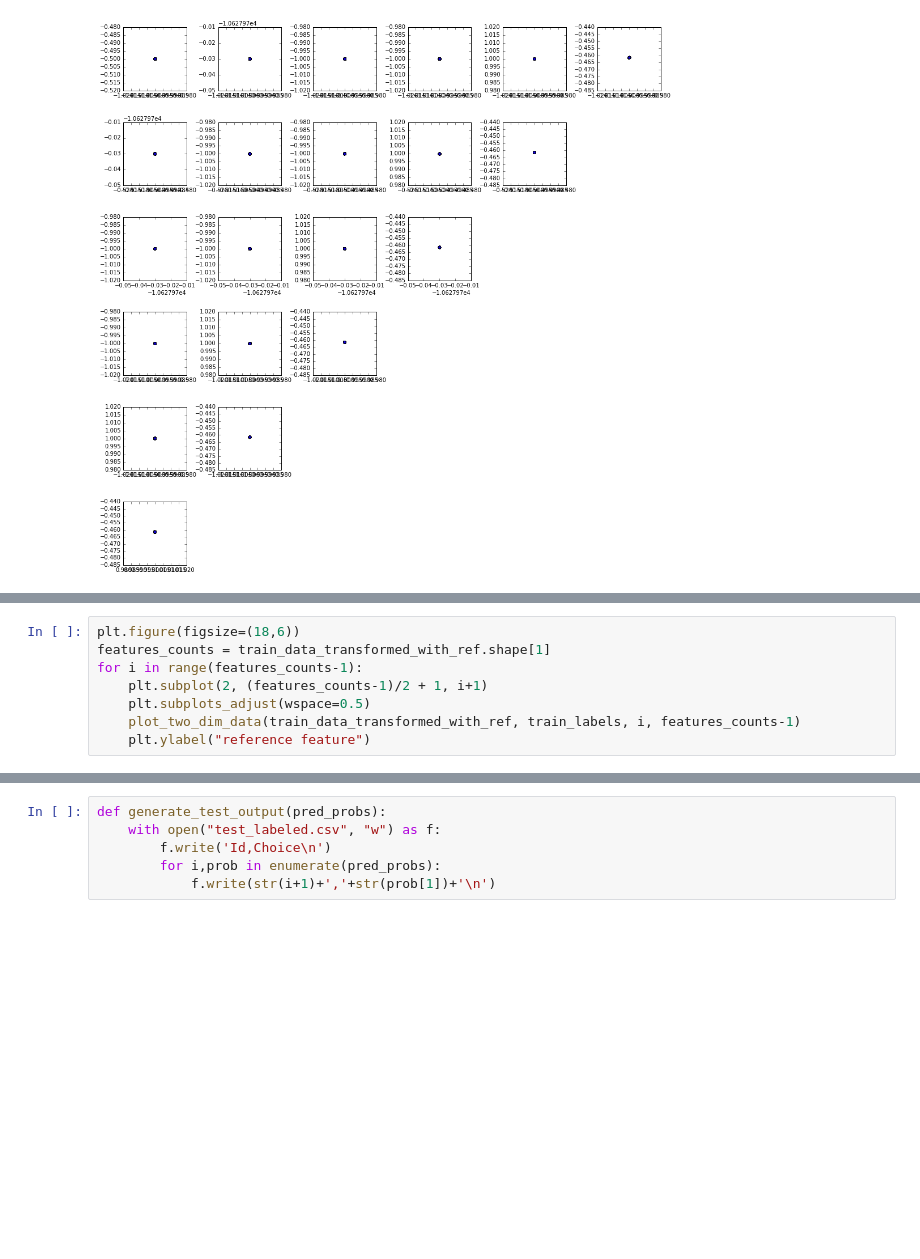
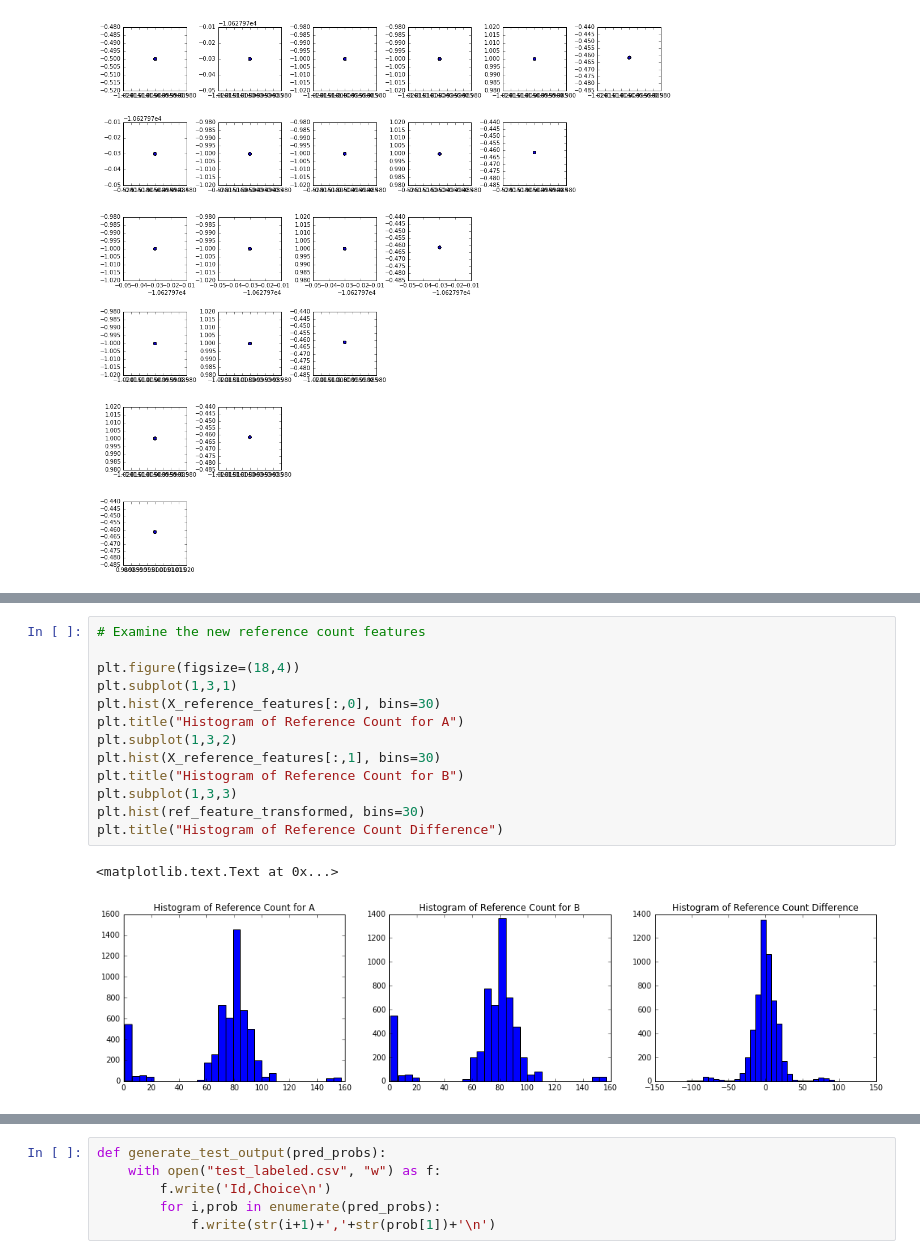
Before and after one commit to nickhamlin/mids_207_final_project, a Jupyter notebook: 207 Final Project - Byun, Chio, Danish, Hamlin, Pazo.ipynb, the cells around one changed output, grey strips where cells are left out. Saved outputs shown, nothing was run; the diff lists cells and outputs as text; blank space fills up the shorter version.

```diff
--- a/207 Final Project - Byun, Chio, Danish, Hamlin, Pazo.ipynb
+++ b/207 Final Project - Byun, Chio, Danish, Hamlin, Pazo.ipynb
@@ -445,8 +368,0 @@ plt.title("Histogram of Reference Count Difference")
-# %%
-plt.figure(figsize=(18,6))
-features_counts = train_data_transformed_with_ref.shape[1]
-for i in range(features_counts-1):
-    plt.subplot(2, (features_counts-1)/2 + 1, i+1)
-    plt.subplots_adjust(wspace=0.5)
-    plot_two_dim_data(train_data_transformed_with_ref, train_labels, i, features_counts-1)
-    plt.ylabel("reference feature")
@@ -511,0 +464,16 @@ Using cross validation, Random Forest with 100 to 300 estimators gives the best
+# %%
+# Examine the new reference count features
+
+plt.figure(figsize=(18,4))
+plt.subplot(1,3,1)
+plt.hist(X_reference_features[:,0], bins=30)
+plt.title("Histogram of Reference Count for A")
+plt.subplot(1,3,2)
+plt.hist(X_reference_features[:,1], bins=30)
+plt.title("Histogram of Reference Count for B")
+plt.subplot(1,3,3)
+plt.hist(ref_feature_transformed, bins=30)
+plt.title("Histogram of Reference Count Difference")
+# %% [output]
+<matplotlib.text.Text at 0x...>
+[figure, added]
```
Also changed, not shown: parts of 68 cells of this notebook.
